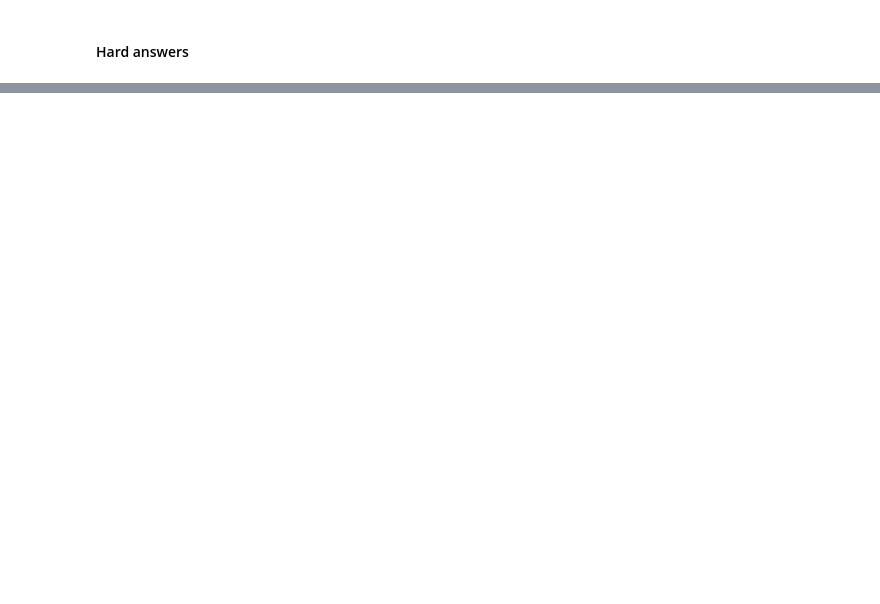
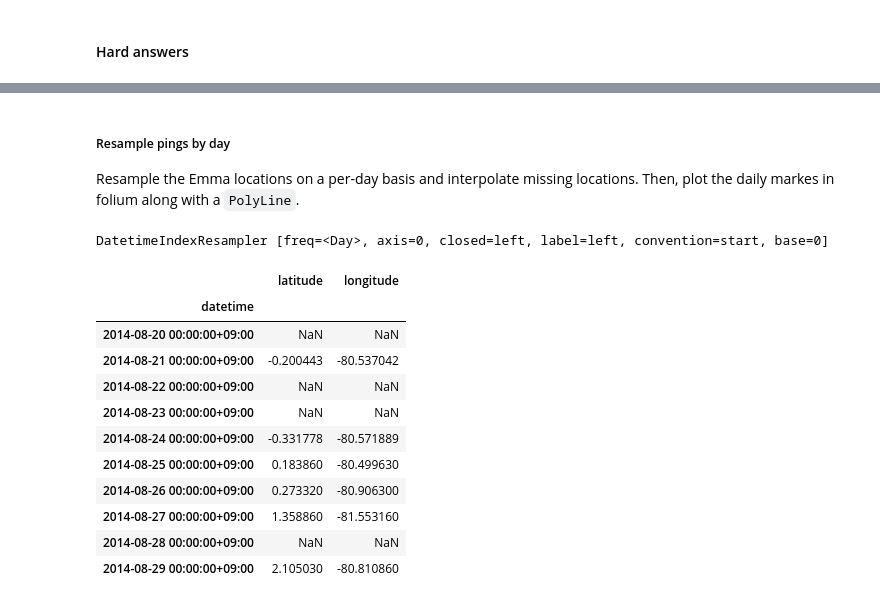
Before and after one commit to botwranglers/ocearch, a Jupyter notebook: solutions/Hard Challenge Answers.ipynb, the cells around one changed output, grey strips where cells are left out. Cells and saved outputs as stored; diff of their text form; code cells hidden in the pictures; blank space fills up the shorter version.

```diff
--- a/solutions/Hard Challenge Answers.ipynb
+++ b/solutions/Hard Challenge Answers.ipynb
@@ -385,0 +390,24 @@ emma
+# %% [markdown]
+##### Resample pings by day
+Resample the Emma locations on a per-day basis and interpolate missing locations.  Then, plot the daily markes in folium along with a `PolyLine`.
+# %%
+resampled = emma.set_index('datetime').resample('1D')
+resampled
+# %% [output]
+DatetimeIndexResampler [freq=<Day>, axis=0, closed=left, label=left, convention=start, base=0]
+# %%
+averages = resampled[['latitude', 'longitude']].mean()
+averages.tail(10)
+# %% [output]
+|  | latitude | longitude |
+| datetime |  |  |
+| 2014-08-20 00:00:00+09:00 | NaN | NaN |
+| 2014-08-21 00:00:00+09:00 | -0.200443 | -80.537042 |
+| 2014-08-22 00:00:00+09:00 | NaN | NaN |
+| 2014-08-23 00:00:00+09:00 | NaN | NaN |
+| 2014-08-24 00:00:00+09:00 | -0.331778 | -80.571889 |
+| 2014-08-25 00:00:00+09:00 | 0.183860 | -80.499630 |
+| 2014-08-26 00:00:00+09:00 | 0.273320 | -80.906300 |
+| 2014-08-27 00:00:00+09:00 | 1.358860 | -81.553160 |
+| 2014-08-28 00:00:00+09:00 | NaN | NaN |
+| 2014-08-29 00:00:00+09:00 | 2.105030 | -80.810860 |
```
Also changed, not shown: parts of 49 cells of this notebook, 1 other file.
